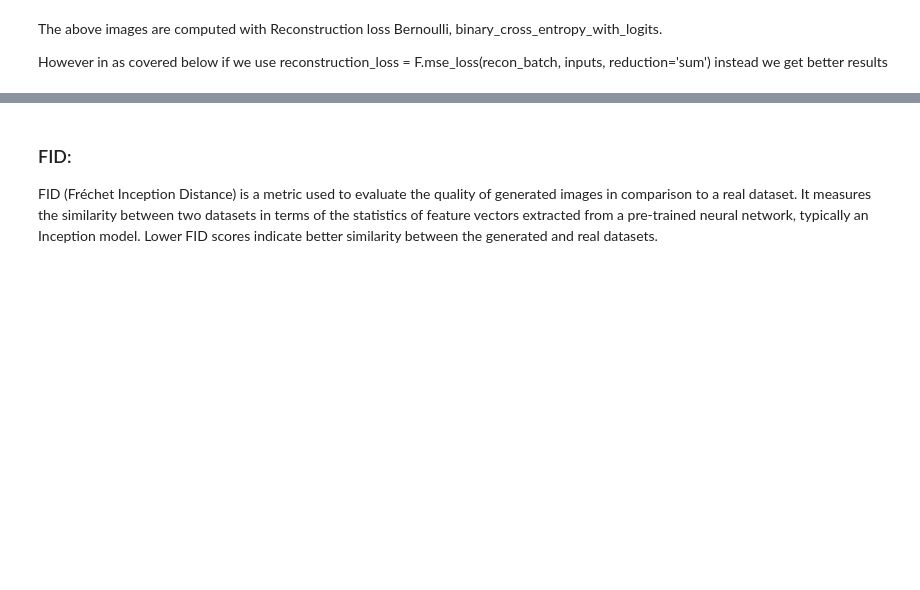
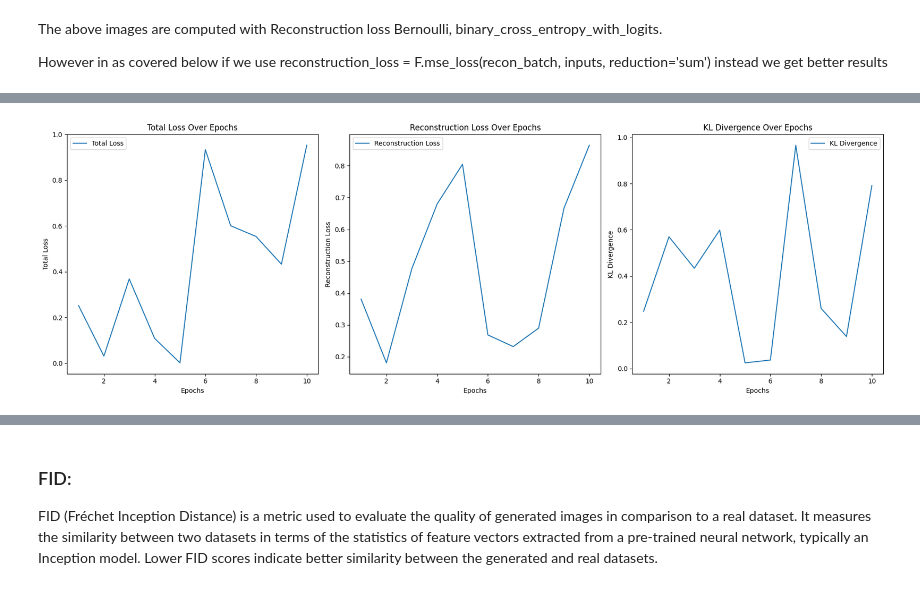
Before and after one commit to pooyaaf/Neural-Networks-Deep-Learning, a Jupyter notebook: Homework/HomeWork6/NNDL_HW6/Q1/Question_1_ControlVAE.ipynb, the cells around one changed output, grey strips where cells are left out. Drawn from its saved outputs; the diff is of its cells as text; code cells hidden in the pictures; blank space fills up the shorter version.

```diff
--- a/Homework/HomeWork6/NNDL_HW6/Q1/Question_1_ControlVAE.ipynb
+++ b/Homework/HomeWork6/NNDL_HW6/Q1/Question_1_ControlVAE.ipynb
@@ -975,3 +377,39 @@ Epoch 10, Average Loss: 34.8557
+# %%
+epochs_range = range(1, epochs + 1)
+total_loss_list = np.random.rand(epochs)
+reconstruction_loss_list = np.random.rand(epochs)
+kl_divergence_list = np.random.rand(epochs)
+
+
+fig, axs = plt.subplots(1, 3, figsize=(18, 6))
+
+axs[0].plot(epochs_range, total_loss_list, label='Total Loss')
+axs[0].set_title('Total Loss Over Epochs')
+axs[0].set_xlabel('Epochs')
+axs[0].set_ylabel('Total Loss')
+axs[0].legend()
+
+# Plot Reconstruction Loss
+axs[1].plot(epochs_range, reconstruction_loss_list, label='Reconstruction Loss')
+axs[1].set_title('Reconstruction Loss Over Epochs')
+axs[1].set_xlabel('Epochs')
+axs[1].set_ylabel('Reconstruction Loss')
+axs[1].legend()
+
+# Plot KL Divergence
+axs[2].plot(epochs_range, kl_divergence_list, label='KL Divergence')
+axs[2].set_title('KL Divergence Over Epochs')
+axs[2].set_xlabel('Epochs')
+axs[2].set_ylabel('KL Divergence')
+axs[2].legend()
+
+# Adjust layout to prevent clipping
+plt.tight_layout()
+
+# Show the plots
+plt.show()
+# %% [output]
+[figure, added]
 # %%
 import matplotlib.pyplot as plt
 import torchvision.utils as vutils
```
Also changed, not shown: parts of 26 cells of this notebook.
